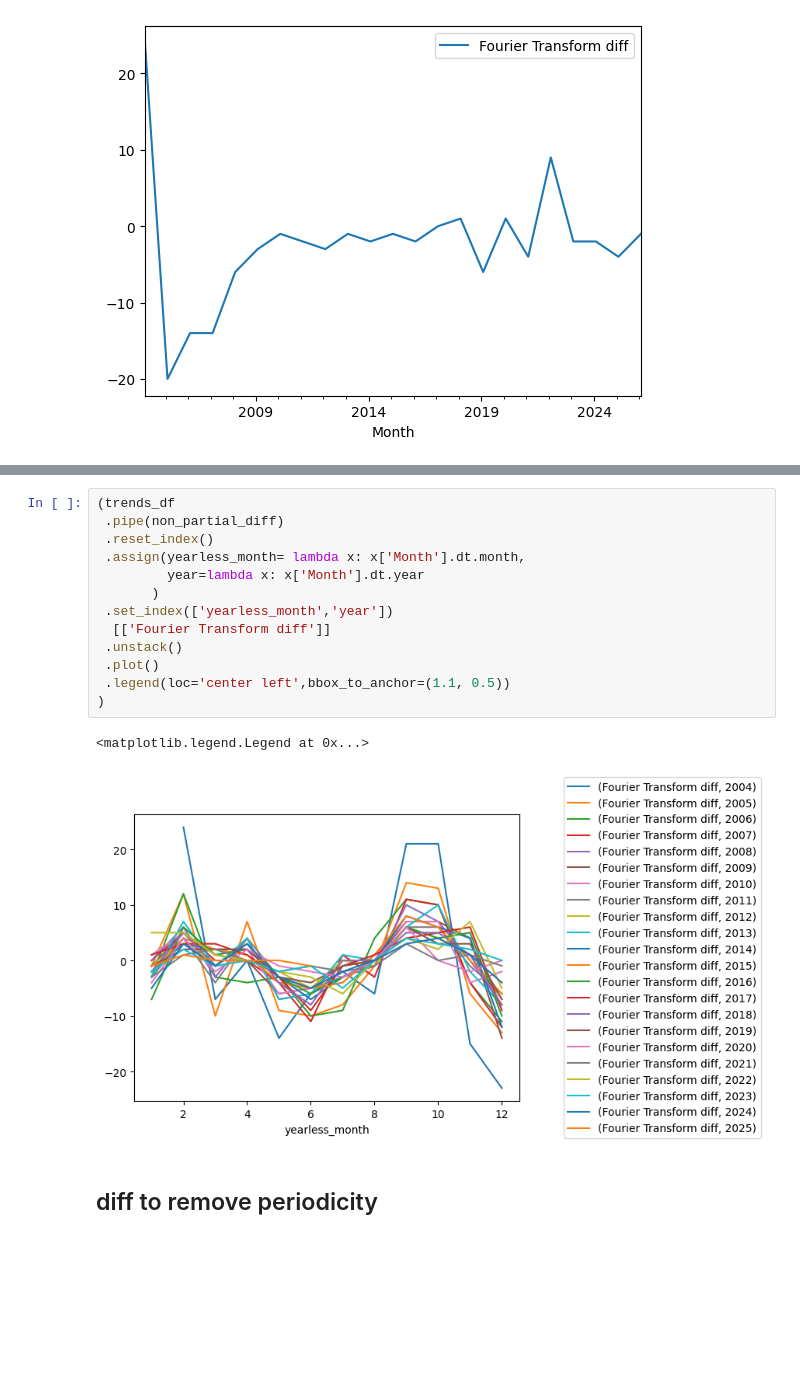
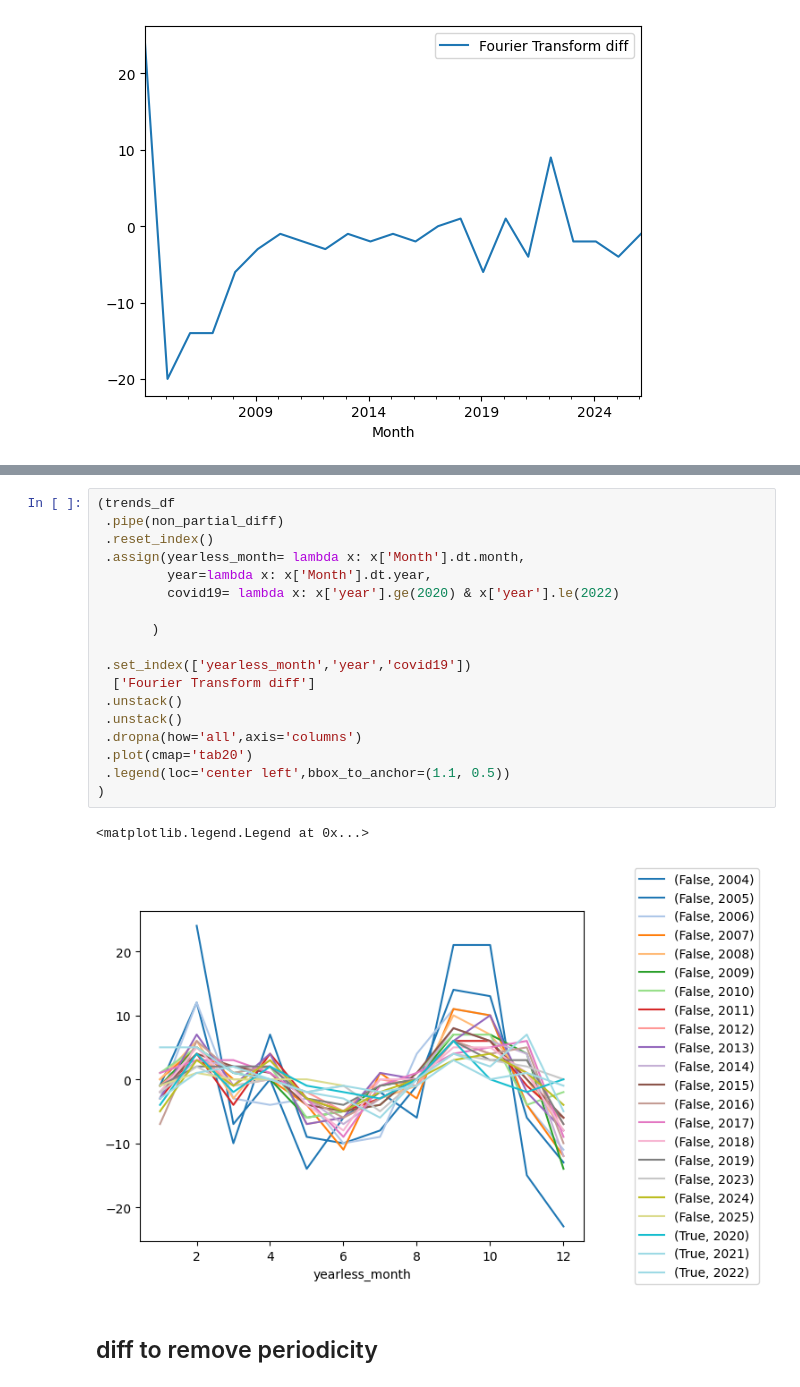
Before and after one commit to stelios-c/sig_proc, a Jupyter notebook: pydata_london2025/timeseries.ipynb, the cells around one changed output, grey strips where cells are left out. Saved outputs shown, nothing was run; the diff lists cells and outputs as text; blank space fills up the shorter version.

Commit message:
towards colouring by covid year vs not covid?

```diff
--- a/pydata_london2025/timeseries.ipynb
+++ b/pydata_london2025/timeseries.ipynb
@@ -208,19 +207,24 @@ np.float64(0.3011237691981302)
 # %%
 (trends_df
  .pipe(non_partial_diff)
  .reset_index()
  .assign(yearless_month= lambda x: x['Month'].dt.month,
-         year=lambda x: x['Month'].dt.year
+         year=lambda x: x['Month'].dt.year,
+         covid19= lambda x: x['year'].ge(2020) & x['year'].le(2022)
+
        )
- .set_index(['yearless_month','year'])
-  [['Fourier Transform diff']]
+
+ .set_index(['yearless_month','year','covid19'])
+  ['Fourier Transform diff']
  .unstack()
- .plot()
+ .unstack()
+ .dropna(how='all',axis='columns')
+ .plot(cmap='tab20')
  .legend(loc='center left',bbox_to_anchor=(1.1, 0.5))
 )
 # %% [output]
 <matplotlib.legend.Legend at 0x...>
-[figure, old version]
+[figure, new version]
 # %% [markdown]
 ## diff to remove periodicity
 # %%
```
Also changed, not shown: parts of 1 cell of this notebook.
